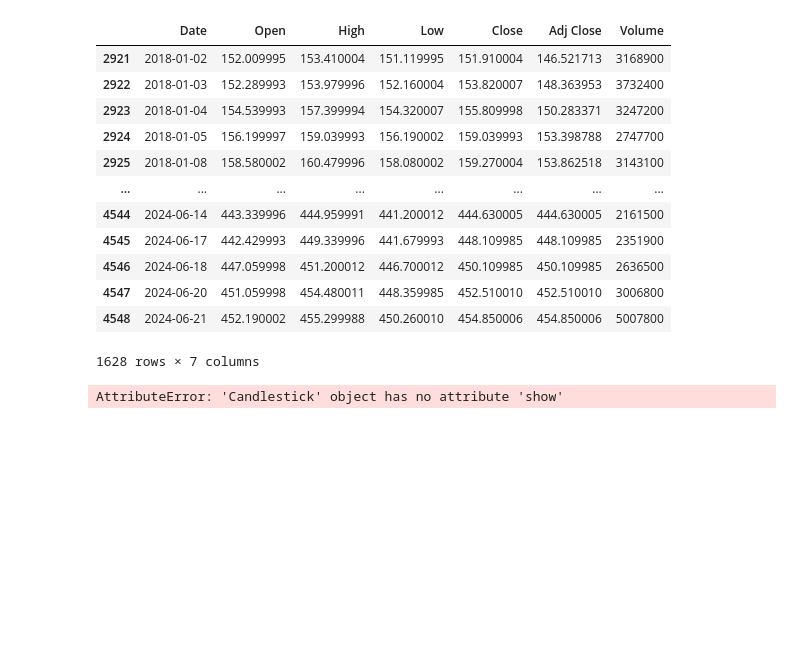
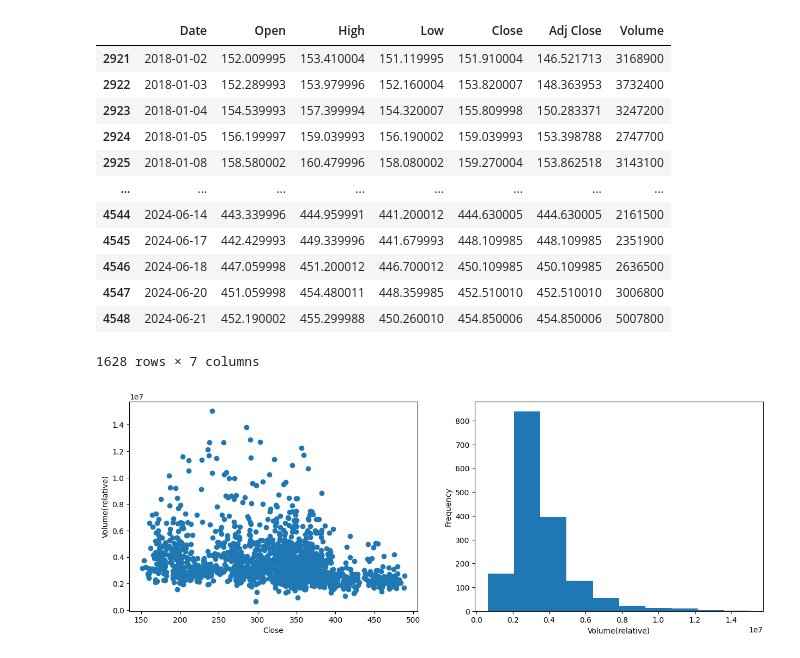
Before and after one commit to MatiasSiles/MastercardSalesOptimization, a Jupyter notebook: Forecasting.ipynb, the cells around one changed output. Cells and saved outputs as stored; diff of their text form; code cells hidden in the pictures; blank space fills up the shorter version.

```diff
--- a/Forecasting.ipynb
+++ b/Forecasting.ipynb
@@ -113,7 +97,7 @@ df
 | 4548 | 2024-06-21 | 452.190002 | 455.299988 | 450.260010 | 454.850006 | 454.850006 | 5007800 |
 1628 rows × 7 columns
 # %%
-class Forecasting():
+class Forecasting_Mastercard():
   def __init__(self, *, data):
     self.data = data
 
@@ -126,17 +110,49 @@ class Forecasting():
 
     def plot_stock():
       df_plot_stock = df.drop(columns={"Adj Close","Volume"}, axis=1).set_index(df["Date"]).drop("Date", axis=1)
-      Candlestick(x=df_plot_stock.index, open=df_plot_stock["Open"], high=df_plot_stock["High"], low=df_plot_stock["Low"], close=df_plot_stock["Close"])
+
+      Figure(data=[
+          Candlestick(
+              x=df_plot_stock.index, open=df_plot_stock["Open"], high=df_plot_stock["High"],
+              low=df_plot_stock["Low"], close=df_plot_stock["Close"])
+          ]).show()
 
     def high_low_volatility():
       df_high_low = df[["Date", "High", "Low"]].set_index(df["Date"]).drop("Date", axis=1)
       df_high_low = df_high_low["High"] - df_high_low["Low"]
+
       df_high_low.plot(figsize=(15,5))
       plt.show()
 
+    def daily_returns():
+      df_daily_returns = df[["Date","Close"]].set_index(df["Date"]).drop("Date", axis=1)
+      df_daily_returns = df.Close.pct_change().dropna()
 
-Forecasting = Forecasting(data=df)
+      fig, axes = plt.subplots(1, 2, figsize=(15,5))
+      axes[0].hist(df_daily_returns)
+      axes[1].boxplot(df_daily_returns)
+      fig.suptitle("Relative Performance")
+      plt.show()
+
+    def volume_analysis():
+      volume_hist = df[["Date","Volume"]].set_index(df["Date"]).drop("Date", axis=1)
+      volume_vs_close = df[["Date","Close","Volume"]].set_index(df["Date"]).drop("Date", axis=1)
+
+      fig, axes = plt.subplots(1, 2, figsize=(15,5))
+      axes[0].scatter(volume_vs_close["Close"], volume_vs_close["Volume"])
+      axes[0].set_xlabel("Close")
+      axes[0].set_ylabel("Volume(relative)")
+
+      axes[1].hist(volume_hist) # Millions to relative numbers, e.g: 3 Millions = 0.3
+      axes[1].set_xlabel("Volume(relative)")
+      axes[1].set_ylabel("Frequency")
+      plt.show()
+
+    def sma(): # simple movil average
+      pass
+
+Forecasting_Mastercard = Forecasting_Mastercard(data=df)
-# %%
-Forecasting.EDA.plot_stock()
-# %% [output]
-AttributeError: 'Candlestick' object has no attribute 'show'
+# %%
+Forecasting_Mastercard.EDA.volume_analysis()
+# %% [output]
+[figure, added]
```
Also changed, not shown: parts of 2 cells of this notebook.
